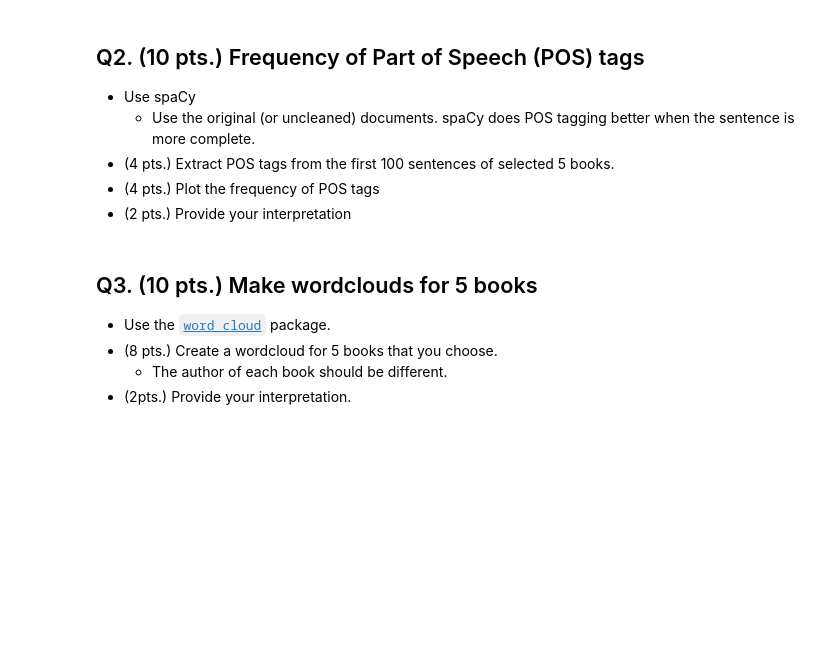
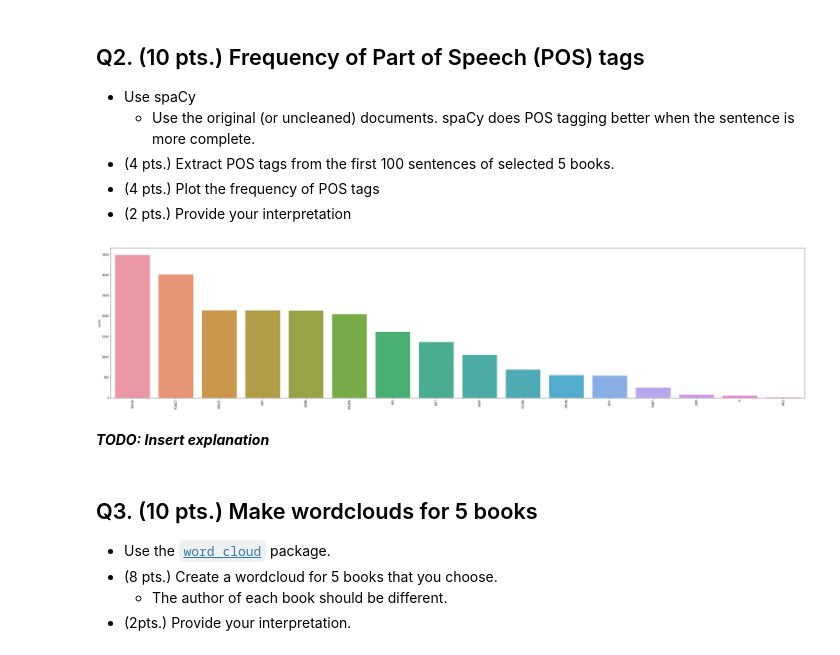
Before and after one commit to tengdann/si618, a Jupyter notebook: 618_HW5.ipynb, the cells around one changed output. Drawn from its saved outputs; the diff is of its cells as text; code cells hidden in the pictures; blank space fills up the shorter version.

````diff
--- a/618_HW5.ipynb
+++ b/618_HW5.ipynb
@@ -77,7 +81,8 @@ lower_data.head()
 | 3 | 00064.txt | [frontispiece: the cold hollow ey... |
 | 4 | 00089.txt | 1. except as provided in this ann... |
 # %%
-nlp = spacy.load(r'C:\Users\dteng\Anaconda\Lib\site-packages\en_core_web_sm\en_core_web_sm-2.0.0')
+# nlp = spacy.load(r'C:\Users\dteng\Anaconda\Lib\site-packages\en_core_web_sm\en_core_web_sm-2.0.0')
+nlp = spacy.load(r'C:\Users\mrasianman3\Anaconda3\Lib\site-packages\en_core_web_sm\en_core_web_sm-2.0.0')
 lower_nostop_data = lower_data.copy()
 pat = r'\b(?:{})\b'.format('|'.join(list(STOP_WORDS)))
 lower_nostop_data.content = lower_nostop_data.content.str.replace(pat, '')
@@ -119,6 +124,26 @@ lower_nostop_alpha_data.head()
 - (4 pts.) Extract POS tags from the first 100 sentences of selected 5 books.
 - (4 pts.) Plot the frequency of POS tags
 - (2 pts.) Provide your interpretation
+# %%
+tokens = list()
+for i in range(0,5):
+    test_list = raw_data.iloc[i].content.split('.')[:100] # Should extrac the first 100 'sentences'
+    sep = ' '
+    test_book = sep.join(test_list)
+
+    doc = nlp(test_book)
+    for token in doc:
+        tokens.append(token.pos_)
+# %%
+plt.figure(figsize=(45,10))
+sns.countplot(tokens, order=pd.Series(tokens).value_counts().index)
+# sns.countplot(words_nostop, order=[counted[0] for counted in Counter(words_nostop).most_common()])
+plt.xticks(rotation=90)
+plt.show()
+# %% [output]
+[figure, added]
+# %% [markdown]
+***TODO: Insert explanation***
 # %% [markdown]
 ## Q3. (10 pts.) Make wordclouds for 5 books
 - Use the [```word_cloud```](https://github.com/amueller/word_cloud) package.
````
Also changed, not shown: parts of 1 cell of this notebook, 2 other files.
